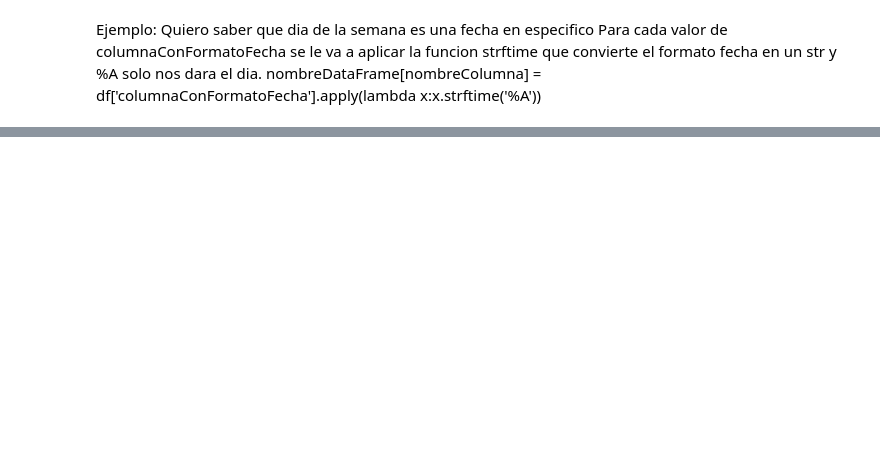
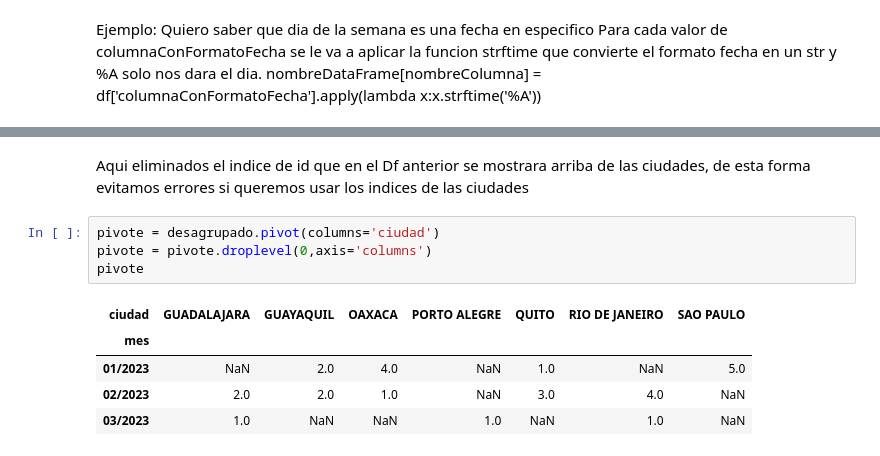
Before and after one commit to FerDev5432/repositorio-python, a Jupyter notebook: Joins_Fechas.ipynb, the cells around one changed output, grey strips where cells are left out. Cells and saved outputs as stored; diff of their text form; blank space fills up the shorter version.

```diff
--- a/Joins_Fechas.ipynb
+++ b/Joins_Fechas.ipynb
@@ -151,0 +257,12 @@ df_completo
+# %% [markdown]
+Aqui eliminados el indice de id que en el Df anterior se mostrara arriba de las ciudades, de esta forma evitamos errores si queremos usar los indices de las ciudades
+# %%
+pivote = desagrupado.pivot(columns='ciudad')
+pivote = pivote.droplevel(0,axis='columns')
+pivote
+# %% [output]
+| ciudad | GUADALAJARA | GUAYAQUIL | OAXACA | PORTO ALEGRE | QUITO | RIO DE JANEIRO | SAO PAULO |
+| mes |  |  |  |  |  |  |  |
+| 01/2023 | NaN | 2.0 | 4.0 | NaN | 1.0 | NaN | 5.0 |
+| 02/2023 | 2.0 | 2.0 | 1.0 | NaN | 3.0 | 4.0 | NaN |
+| 03/2023 | 1.0 | NaN | NaN | 1.0 | NaN | 1.0 | NaN |
```
Also changed, not shown: parts of 13 cells of this notebook.
